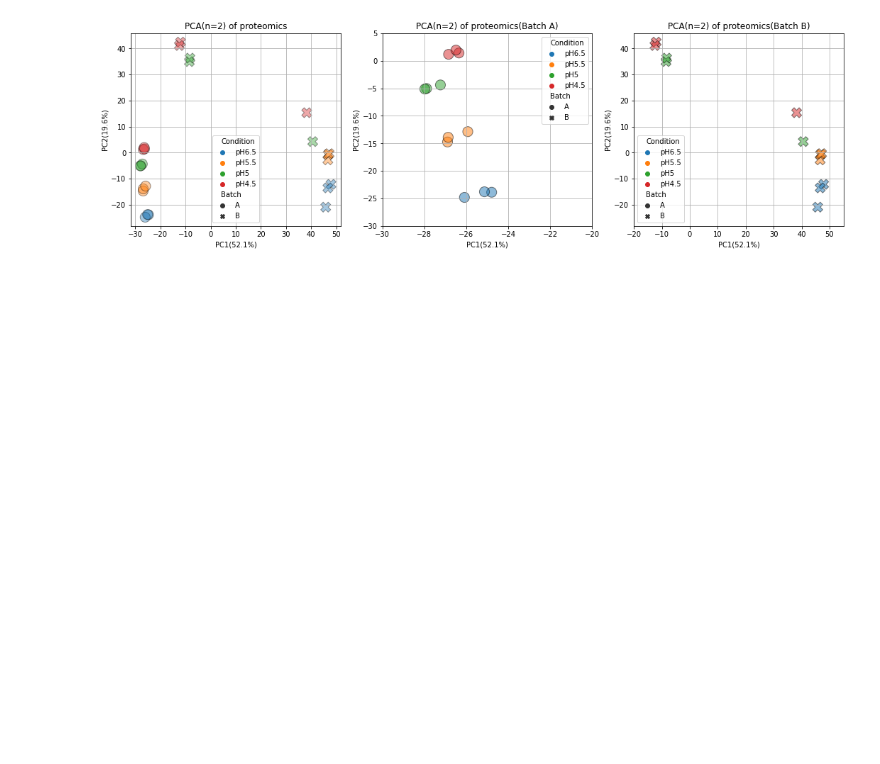
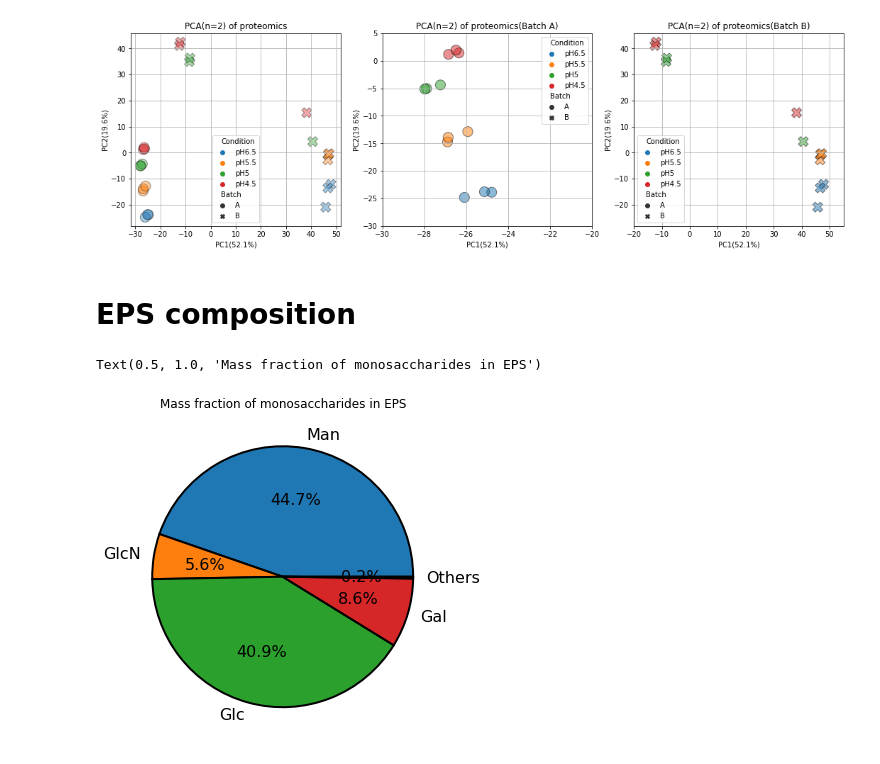
Before and after one commit to SizheQiu/LbPtEPS, a Jupyter notebook: workflow/Data_process.ipynb, the cells around one changed output. Saved outputs shown, nothing was run; the diff lists cells and outputs as text; code cells hidden in the pictures; blank space fills up the shorter version.

```diff
--- a/workflow/Data_process.ipynb
+++ b/workflow/Data_process.ipynb
@@ -88,3 +88,15 @@ for ax in axs:
     ax.grid()
 # %% [output]
 [figure]
+# %% [markdown]
+# EPS composition
+# %%
+sugars = {'Man':176.719,'GlcN':22.150 ,'Glc':161.737,'Gal':33.919,'Others': (0.697+0.153) }
+fig, ax = plt.subplots(1,1, figsize=(6,6))
+ax.pie(sugars.values(), labels=sugars.keys(), autopct='%1.1f%%',
+       wedgeprops = {"edgecolor" : "black",'linewidth': 2,'antialiased': True},
+      textprops={'fontsize':16});
+ax.set_title('Mass fraction of monosaccharides in EPS')
+# %% [output]
+Text(0.5, 1.0, 'Mass fraction of monosaccharides in EPS')
+[figure, added]
```
Also changed, not shown: 7 other files.
